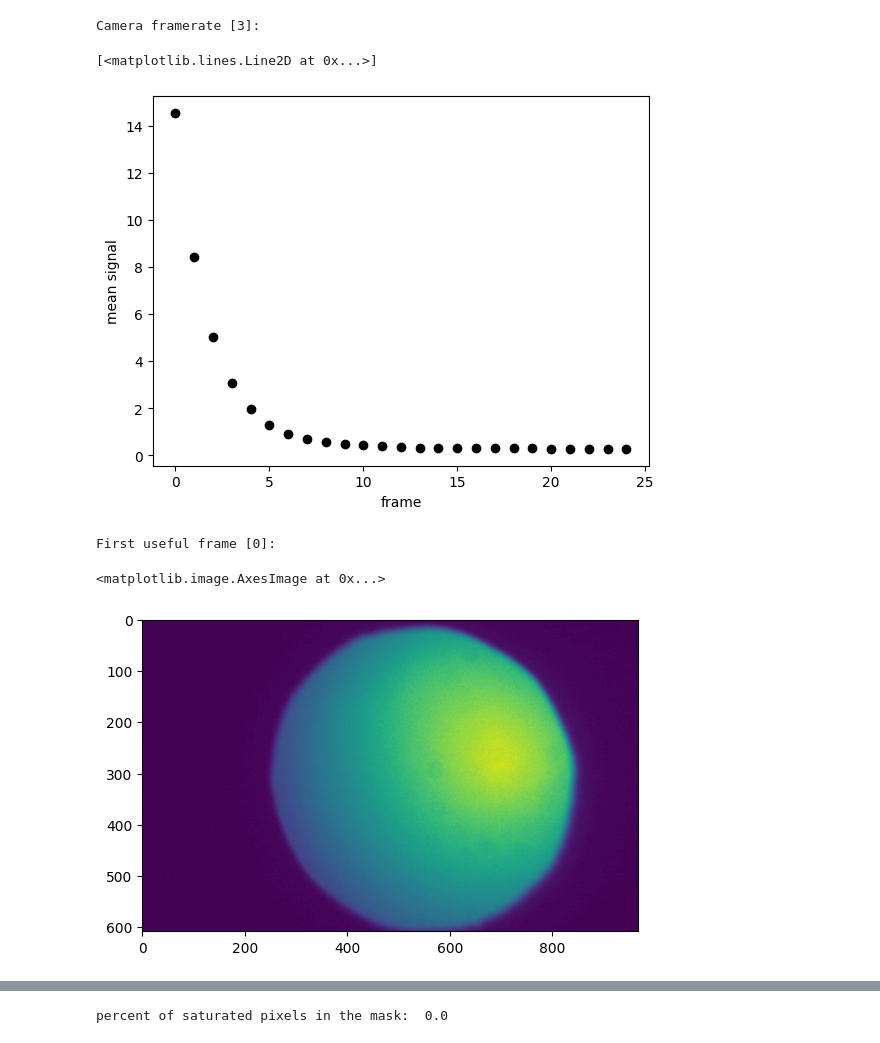
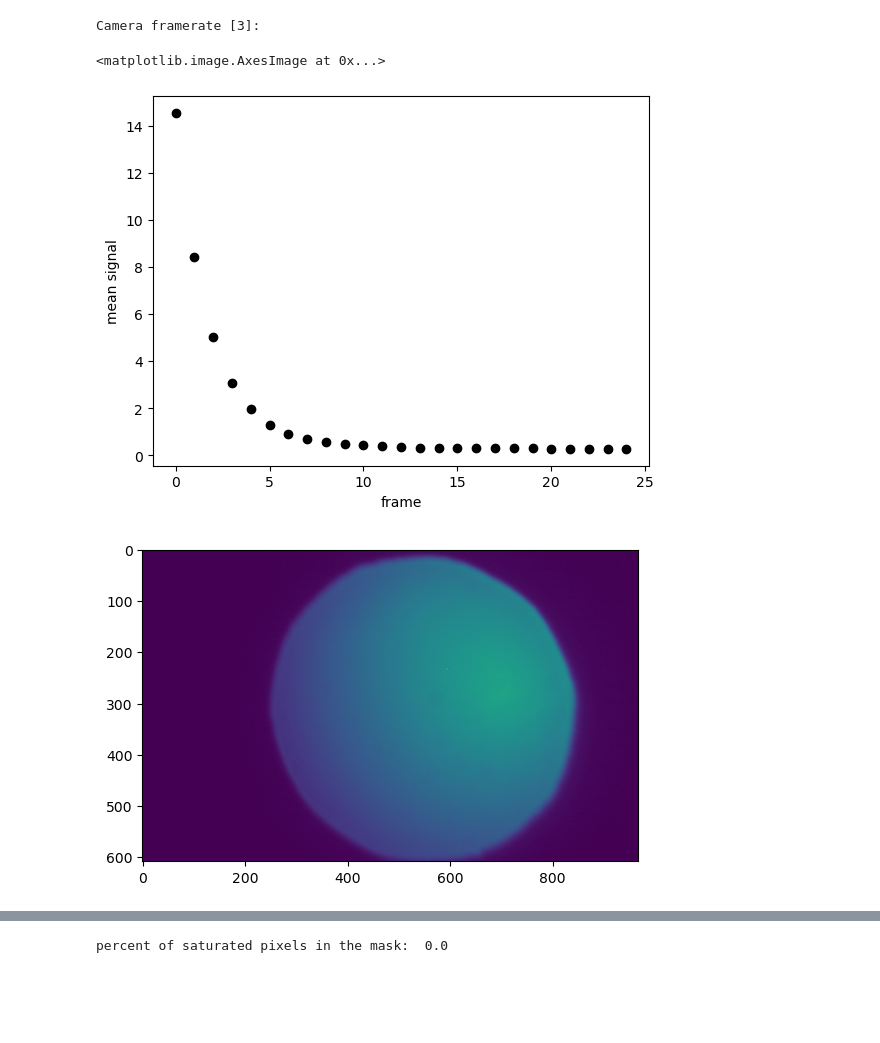
Before and after one commit to DreamRepo/light_calibration, a Jupyter notebook: notebooks/Dronpa2_video.ipynb, the cells around one changed output, grey strips where cells are left out. Drawn from its saved outputs; the diff is of its cells as text; code cells hidden in the pictures; blank space fills up the shorter version.

```diff
--- a/notebooks/Dronpa2_video.ipynb
+++ b/notebooks/Dronpa2_video.ipynb
@@ -49,17 +50,14 @@ Camera framerate [3]:
 # %%
 plt.xlabel('frame')
 plt.ylabel('mean signal')
 plt.plot(np.mean(video[0:], axis = (1,2)), "ko")
+plt.figure()
+
+slices = np.mean(video, axis = (1,2))
+frames = video[slices>np.quantile(slices, 0.8)]
+frame_ref = np.mean(frames, axis =0)
+plt.imshow(frame_ref)
 # %% [output]
-[<matplotlib.lines.Line2D at 0x...>]
+<matplotlib.image.AxesImage at 0x...>
 [figure]
+[figure, added]
-# %%
-
-
-ref = click.prompt("First useful frame", type=int, default=0)
-
-plt.imshow(video[ref])
-# %% [output]
-First useful frame [0]:
-<matplotlib.image.AxesImage at 0x...>
-[figure, removed]
```
Also changed, not shown: parts of 10 cells of this notebook, 2 other files.
